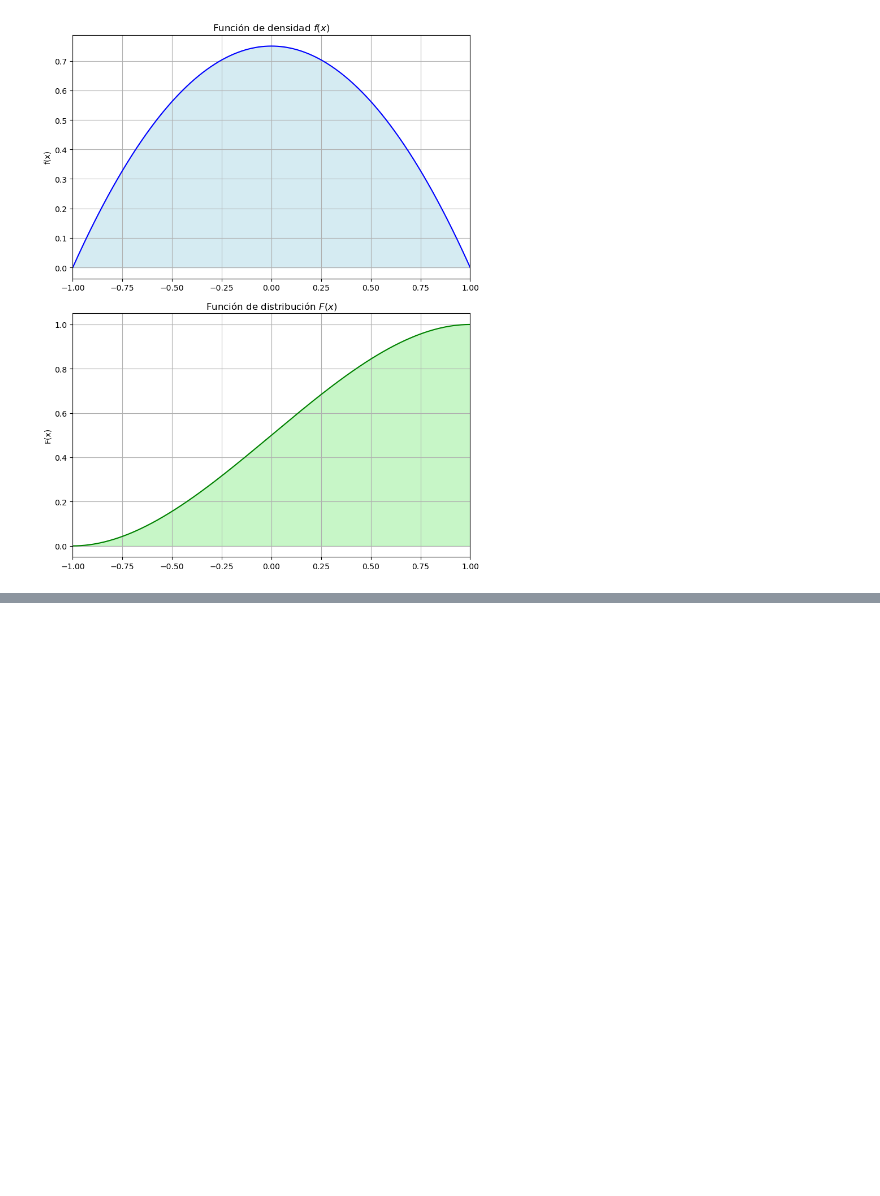
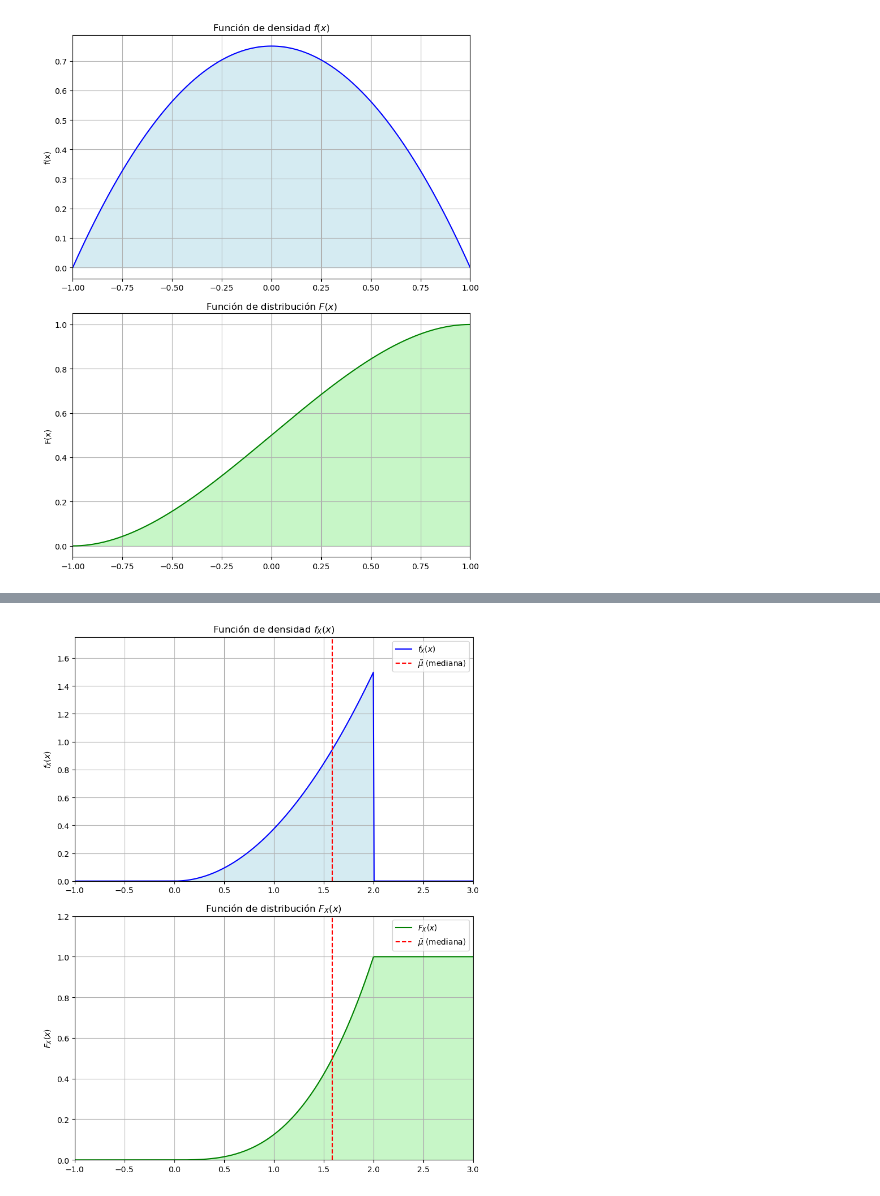
Before and after one commit to malei-dc/Probabilidad-Estadistica, a Jupyter notebook: Guia-Ejercicios/Practica3/practica3.ipynb, the cells around one changed output, grey strips where cells are left out. Cells and saved outputs as stored; diff of their text form; code cells hidden in the pictures; blank space fills up the shorter version.

```diff
--- a/Guia-Ejercicios/Practica3/practica3.ipynb
+++ b/Guia-Ejercicios/Practica3/practica3.ipynb
@@ -46,0 +51,51 @@ plt.show()
+# %%
+import numpy as np
+import matplotlib.pyplot as plt
+
+# Definir las funciones f_X(x) y F_X(x)
+def f_X(x):
+    return np.where((x >= 0) & (x <= 2), (3 * x**2) / 8, 0)
+
+def F_X(x):
+    return np.where(x < 0, 0, np.where(x <= 2, (x**3) / 8, 1))
+
+# Valor de la mediana, que es x donde F_X(x) = 0.5
+mu_tilde = np.cbrt(4)  # Aproximadamente 1.5874
+
+# Generar datos de x en el intervalo [-1, 3] para tener un buen rango
+x_vals = np.linspace(-1, 3, 500)
+
+# Evaluar las funciones f_X(x) y F_X(x)
+f_vals = f_X(x_vals)
+F_vals = F_X(x_vals)
+
+# Crear las gráficas
+fig, axs = plt.subplots(2, 1, figsize=(8, 10))
+
+# Graficar f_X(x)
+axs[0].plot(x_vals, f_vals, label=r'$f_X(x)$', color='blue')
+axs[0].fill_between(x_vals, f_vals, color='lightblue', alpha=0.5)
+axs[0].axvline(x=mu_tilde, color='red', linestyle='--', label=r'$\tilde{\mu}$ (mediana)')
+axs[0].set_xlim([-1, 3])
+axs[0].set_ylim([0, 1.75])
+axs[0].set_ylabel(r'$f_X(x)$')
+axs[0].set_title(r'Función de densidad $f_X(x)$')
+axs[0].grid(True)
+axs[0].legend()
+
+# Graficar F_X(x)
+axs[1].plot(x_vals, F_vals, label=r'$F_X(x)$', color='green')
+axs[1].fill_between(x_vals, F_vals, color='lightgreen', alpha=0.5)
+axs[1].axvline(x=mu_tilde, color='red', linestyle='--', label=r'$\tilde{\mu}$ (mediana)')
+axs[1].set_xlim([-1, 3])
+axs[1].set_ylim([0, 1.2])
+axs[1].set_ylabel(r'$F_X(x)$')
+axs[1].set_title(r'Función de distribución $F_X(x)$')
+axs[1].grid(True)
+axs[1].legend()
+
+# Mostrar gráficos
+plt.tight_layout()
+plt.show()
+# %% [output]
+[figure, added]
```
Also changed, not shown: parts of 1 cell of this notebook, 3 other files.
